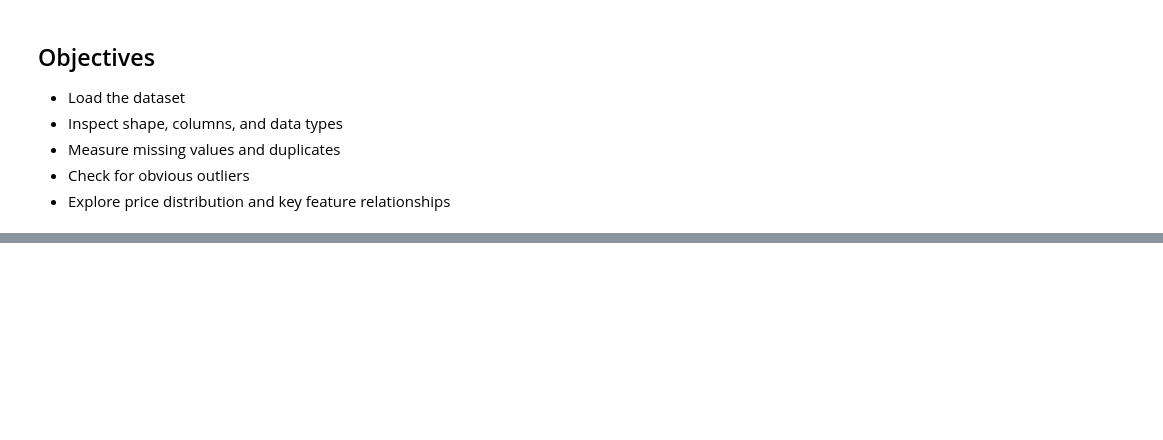
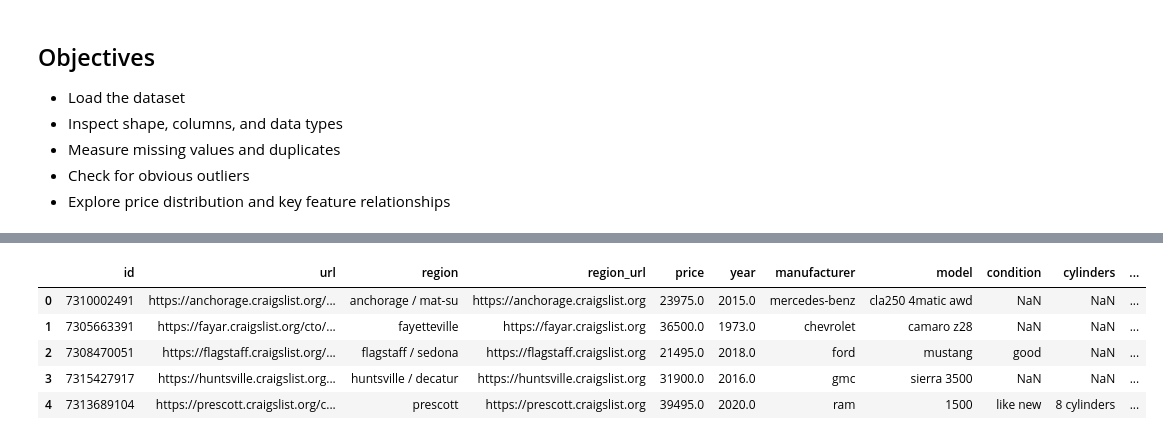
Before and after one commit to tejuuu-7774/Section-D_Group-13_Used_Cars_Market_Analysis, a Jupyter notebook: notebooks/01_extraction.ipynb, the cells around one changed output, grey strips where cells are left out. Saved outputs shown, nothing was run; the diff lists cells and outputs as text; code cells hidden in the pictures; blank space fills up the shorter version.

```diff
--- a/notebooks/01_extraction.ipynb
+++ b/notebooks/01_extraction.ipynb
@@ -20,5 +22,12 @@ sns.set_theme(style='whitegrid')
 # %%
-df = pd.read_csv('../data/raw/vehicles.csv', low_memory=False)
+df = pd.read_csv('../data/raw/vehicles_raw.csv', low_memory=False)
 df.head()
+# %% [output]
+|  | id | url | region | region_url | price | year | manufacturer | model | condition | cylinders | ... |
+| 0 | 7310002491 | https://anchorage.craigslist.org/... | anchorage / mat-su | https://anchorage.craigslist.org | 23975.0 | 2015.0 | mercedes-benz | cla250 4matic awd | NaN | NaN | ... |
+| 1 | 7305663391 | https://fayar.craigslist.org/cto/... | fayetteville | https://fayar.craigslist.org | 36500.0 | 1973.0 | chevrolet | camaro z28 | NaN | NaN | ... |
+| 2 | 7308470051 | https://flagstaff.craigslist.org/... | flagstaff / sedona | https://flagstaff.craigslist.org | 21495.0 | 2018.0 | ford | mustang | good | NaN | ... |
+| 3 | 7315427917 | https://huntsville.craigslist.org... | huntsville / decatur | https://huntsville.craigslist.org | 31900.0 | 2016.0 | gmc | sierra 3500 | NaN | NaN | ... |
+| 4 | 7313689104 | https://prescott.craigslist.org/c... | prescott | https://prescott.craigslist.org | 39495.0 | 2020.0 | ram | 1500 | like new | 8 cylinders | ... |
 # %%
 df.shape, df.columns.tolist()
```
Also changed, not shown: parts of 9 cells of this notebook.
